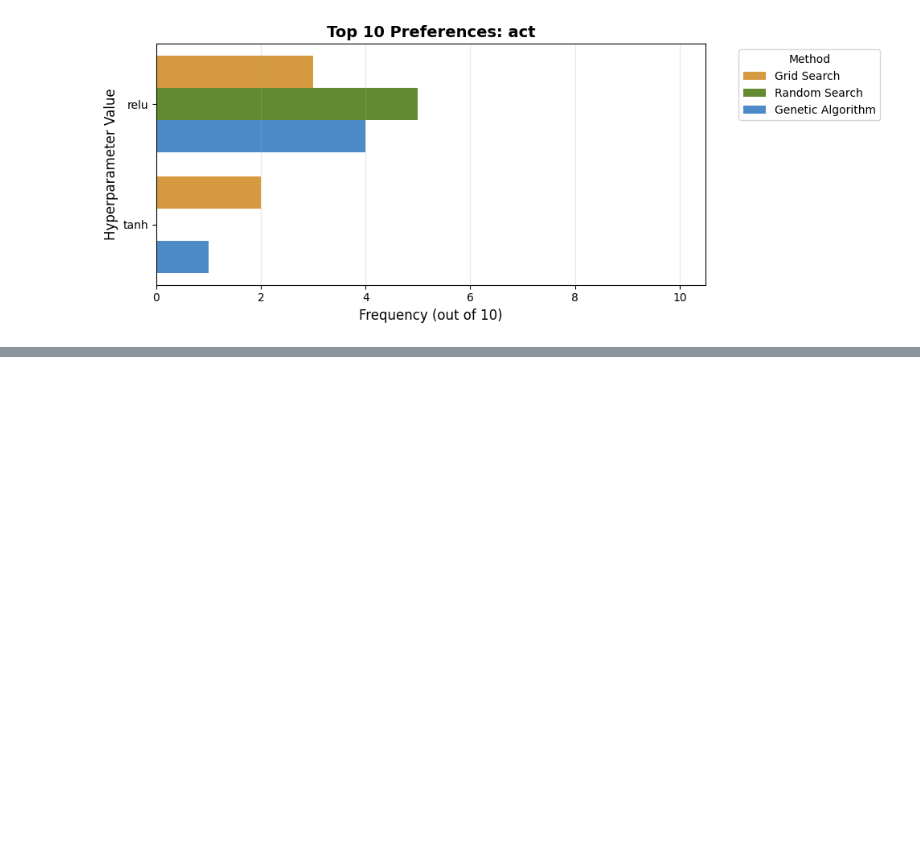
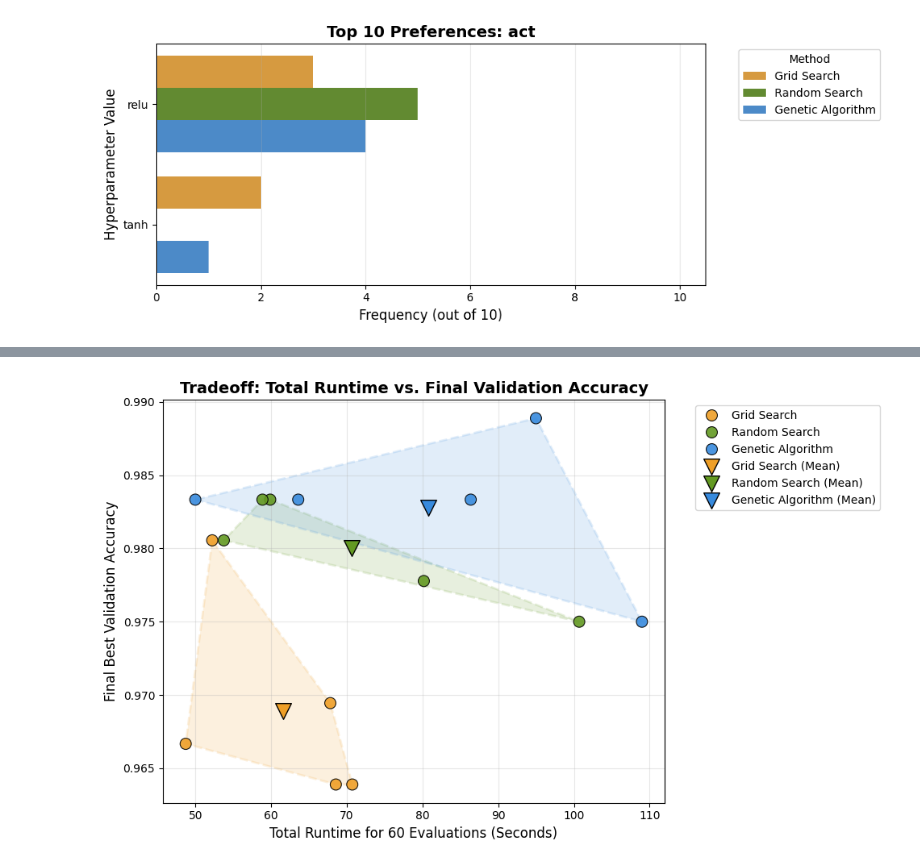
Before and after one commit to BraydenAntonelli/ga-nn-hyperparameter-optimization, a Jupyter notebook: GA_experiments.ipynb, the cells around one changed output, grey strips where cells are left out. Saved outputs shown, nothing was run; the diff lists cells and outputs as text; code cells hidden in the pictures; blank space fills up the shorter version.

Commit message:
Cell 9 - Runtime Efficiency

```diff
--- a/GA_experiments.ipynb
+++ b/GA_experiments.ipynb
@@ -661,3 +661,99 @@ for hp in hp_keys:
 [figure]
 [figure]
 [figure]
+# %%
+# Cell 9 - Runtime Efficiency
+import matplotlib.pyplot as plt
+import seaborn as sns
+from scipy.spatial import ConvexHull
+
+# Compute Runtime Metrics
+BUDGET = 60
+colors = {"Grid Search": "#EF9F27", "Random Search": "#639922", "Genetic Algorithm": "#378ADD"}
+runtime_df = all_rows.copy()
+
+# Calculate time per model training
+runtime_df['time_per_eval_s'] = runtime_df['total_time_s'] / BUDGET
+
+# Aggregate to get the mean times across all seeds
+runtime_summary = runtime_df.groupby('method').agg(
+    mean_total_time_s=('total_time_s', 'mean'),
+    mean_time_per_eval_s=('time_per_eval_s', 'mean'),
+    mean_best_acc=('best_val_acc', 'mean')
+).reset_index()
+
+# Extract Genetic Algorithm time to use as the baseline for speedup comparison
+ga_time = runtime_summary.loc[runtime_summary['method'] == 'Genetic Algorithm', 'mean_total_time_s'].values[0]
+
+# Calculate speedup ratios (GA Time / Method Time)
+runtime_summary['speedup_vs_ga'] = ga_time / runtime_summary['mean_total_time_s']
+
+# Format the table for display
+display_df = runtime_summary.copy()
+display_df['mean_total_time_s'] = display_df['mean_total_time_s'].round(2)
+display_df['mean_time_per_eval_s'] = display_df['mean_time_per_eval_s'].round(3)
+display_df['mean_best_acc'] = display_df['mean_best_acc'].round(4)
+display_df['speedup_vs_ga'] = display_df['speedup_vs_ga'].apply(lambda x: f"{x:.2f}x")
+
+print("=== Runtime Efficiency Summary ===")
+display(display_df)
+
+# Initialize Scatter Plot
+plt.figure(figsize=(10, 6))
+
+# Plot every individual seed's performance
+sns.scatterplot(
+    data=runtime_df,
+    x='total_time_s',
+    y='best_val_acc',
+    hue='method',
+    palette=colors,
+    s=100,
+    alpha=0.9,
+    edgecolor='black',
+    zorder=3
+)
+
+# # Add bounded zones around the points for each method
+for method in colors.keys():
+    points = runtime_df[runtime_df['method'] == method][['total_time_s', 'best_val_acc']].values
+    if len(points) >= 3:  # A polygon requires at least 3 points
+        hull = ConvexHull(points)
+        plt.fill(
+            points[hull.vertices, 0],
+            points[hull.vertices, 1],
+            color=colors[method],
+            alpha=0.15,
+            edgecolor=colors[method],
+            linestyle='--',
+            linewidth=2,
+            zorder=1
+        )
+
+# Add markers for the mean of each method
+for method in colors.keys():
+    method_data = runtime_summary[runtime_summary['method'] == method]
+    plt.scatter(
+        x=method_data['mean_total_time_s'],
+        y=method_data['mean_best_acc'],
+        color=colors[method],
+        marker='v',
+        s=200,
+        edgecolor='black',
+        label=f"{method} (Mean)",
+        zorder=4
+    )
+
+plt.title("Tradeoff: Total Runtime vs. Final Validation Accuracy", fontsize=14, fontweight='bold')
+plt.xlabel("Total Runtime for 60 Evaluations (Seconds)", fontsize=12)
+plt.ylabel("Final Best Validation Accuracy", fontsize=12)
+
+# Adjust legend to remove duplicate labels and neatly organize everything
+handles, labels = plt.gca().get_legend_handles_labels()
+unique_labels = dict(zip(labels, handles))
+plt.legend(unique_labels.values(), unique_labels.keys(), bbox_to_anchor=(1.05, 1), loc='upper left')
+
+plt.grid(True, alpha=0.3, zorder=0)
+plt.tight_layout()
+plt.show()
+# %% [output]
@@ -663,0 +765 @@ for hp in hp_keys:
+[figure, added]
```
Also changed, not shown: parts of 9 cells of this notebook.
